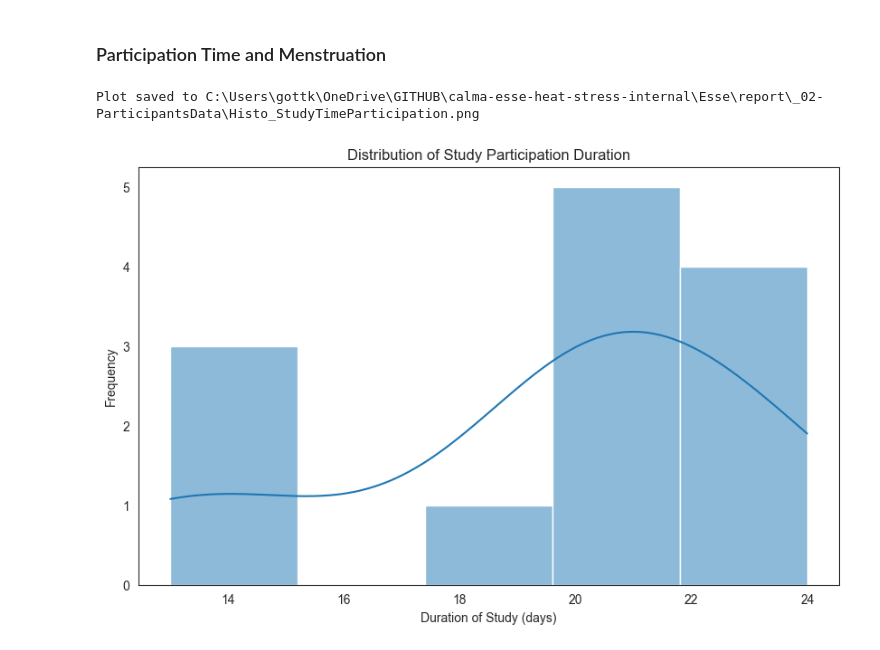
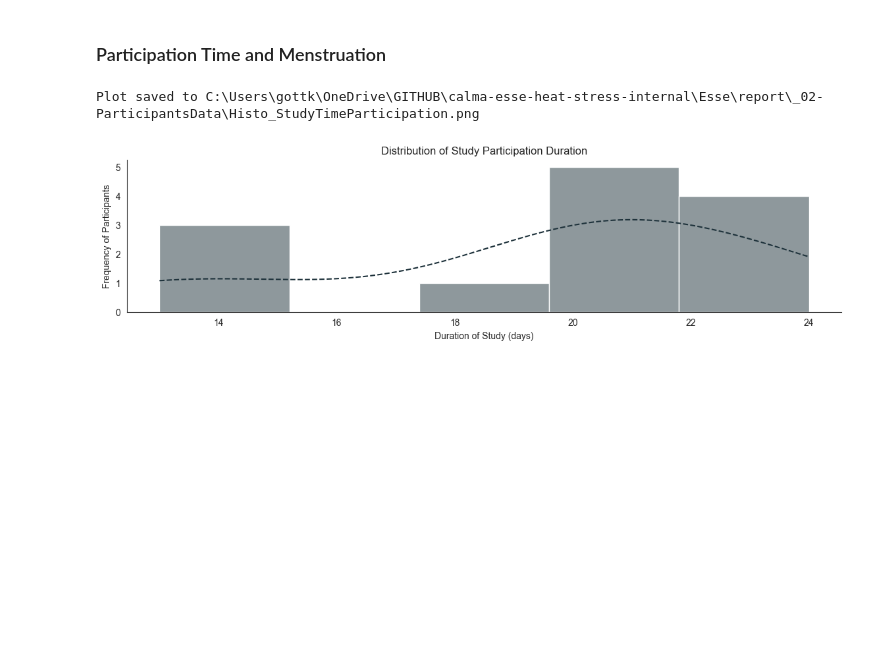
Before and after one commit to buds-lab/calma-esse-heat-stress-public, a Jupyter notebook: Esse/src/Participants_Antro.ipynb, the cells around one changed output. Drawn from its saved outputs; the diff is of its cells as text; code cells hidden in the pictures; blank space fills up the shorter version.

```diff
--- a/Esse/src/Participants_Antro.ipynb
+++ b/Esse/src/Participants_Antro.ipynb
@@ -487,32 +446,31 @@ df = PARTICIPANTS_data_df.copy()
 # %%
 df['Duration'] = (pd.to_datetime(df['End']) - pd.to_datetime(df['Start'])).dt.days
 
 # Plot distribution of study duration
-plt.figure(figsize=(10, 6))
-sns.histplot(df['Duration'], kde=True)
+plt.figure(figsize=(14, 3))
+sns.histplot(df['Duration'], kde=True, color=color_elderberryblack, line_kws={'linestyle': '--', 'color': 'black'})
 plt.title('Distribution of Study Participation Duration')
 plt.xlabel('Duration of Study (days)')
-plt.ylabel('Frequency')
+plt.ylabel('Frequency of Participants')
+sns.despine()
 
 filepath = os.path.join(filepath_dir, "Histo_StudyTimeParticipation.png")
 if filepath != "":
     directory = os.path.dirname(filepath)
 
     # Create directory if it doesn't exist
     if not os.path.exists(directory):
         os.makedirs(directory)
 
     plt.savefig(filepath, bbox_inches='tight', pad_inches=0.1)
     print(f"Plot saved to {filepath}")
 
-
 plt.savefig(filepath)
 
-
 plt.show()
 # %% [output]
 Plot saved to C:\Users\gottk\OneDrive\GITHUB\calma-esse-heat-stress-internal\Esse\report\_02-ParticipantsData\Histo_StudyTimeParticipation.png
-[figure, old version]
+[figure, new version]
 # %%
 import matplotlib.pyplot as plt
 import matplotlib.dates as mdates
```
Also changed, not shown: parts of 3 cells of this notebook, 7 other files.
